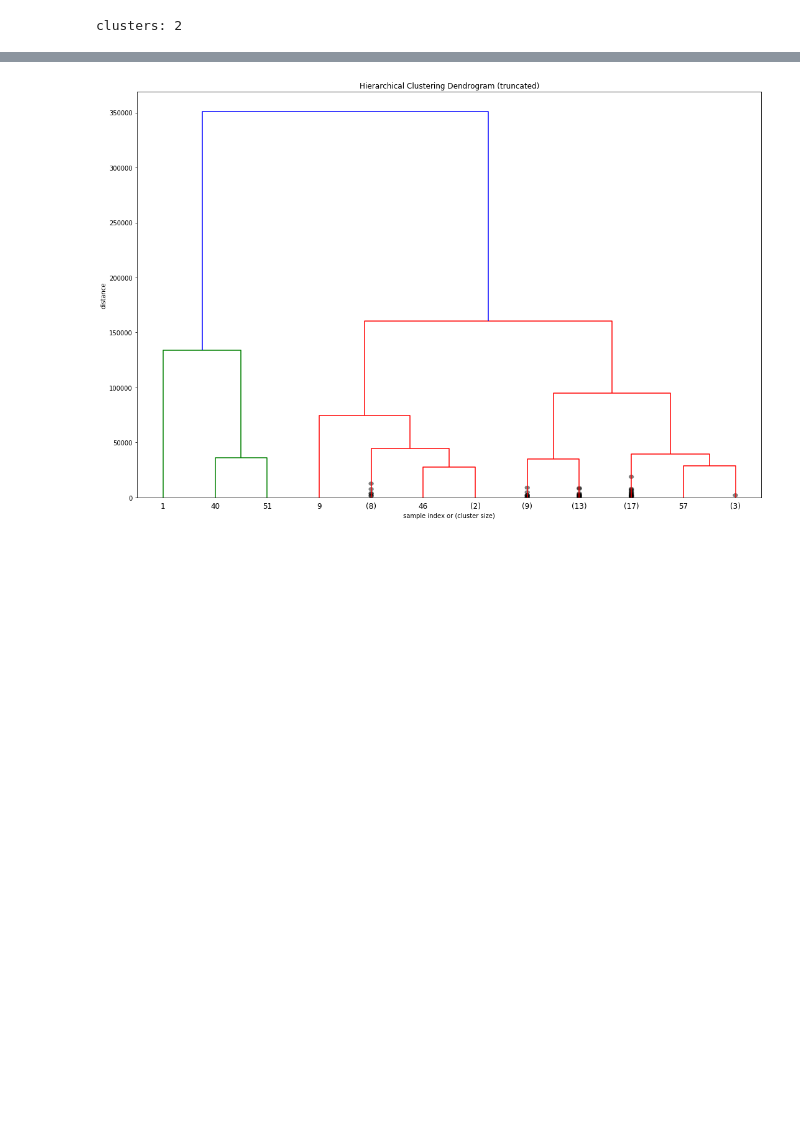
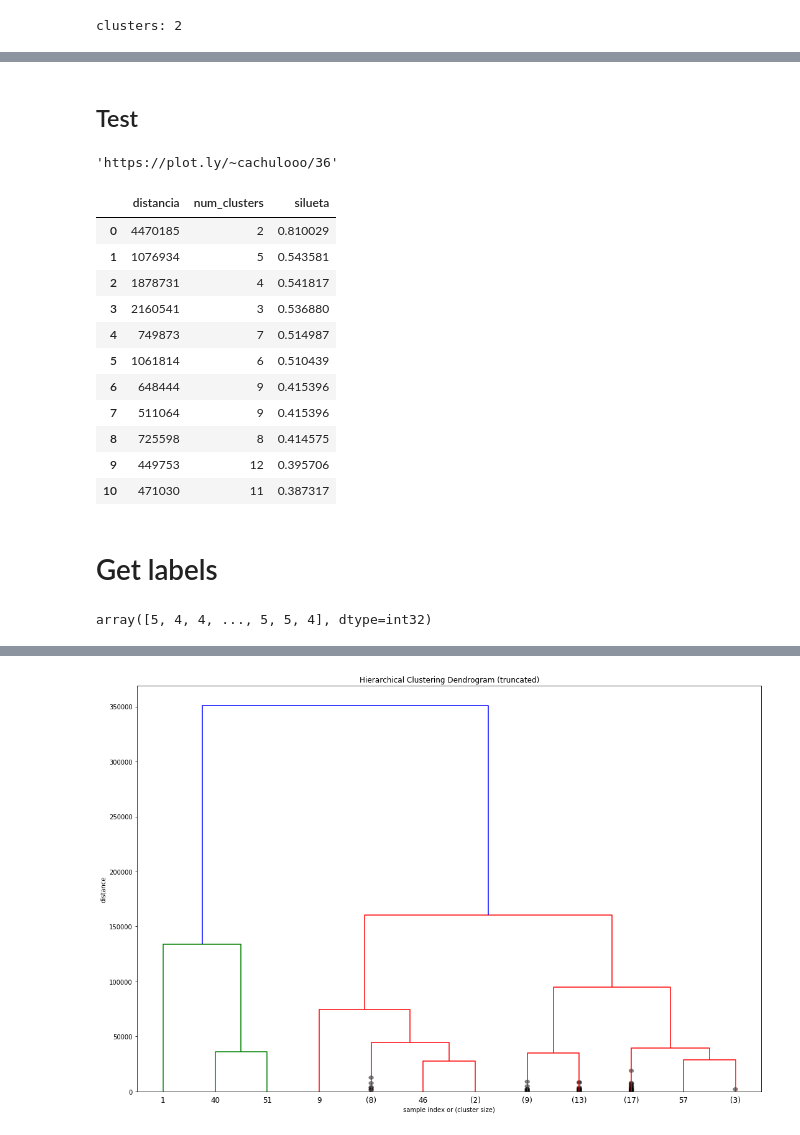
Before and after one commit to slotbite/Jupyter-Notebook, a Jupyter notebook: Modelos/Segmentacion de clientes/Clustering jerarquico.ipynb, the cells around one changed output, grey strips where cells are left out. Cells and saved outputs as stored; diff of their text form; code cells hidden in the pictures; blank space fills up the shorter version.

```diff
--- a/Modelos/Segmentacion de clientes/Clustering jerarquico.ipynb
+++ b/Modelos/Segmentacion de clientes/Clustering jerarquico.ipynb
@@ -1,3 +125,28 @@
+# %%
+def hierarchy_test(ddata):
+    col_silueta = []
+    col_clusters = []
+    col_distancia = []
+
+    for i in list(get_distances(ddata)):
+        ##test
+        num_clusters , coef_s  =  single_silhouette_dendrogram( squareform(data_dist) , mergings   , i   )
+        col_silueta.append(coef_s)
+        col_clusters.append(num_clusters)
+
+        col_distancia.append(i)
+
+
+    bench = pd.DataFrame({
+        "distancia":col_distancia,
+        "num_clusters": col_clusters,
+        "silueta":col_silueta
+    } )
+
+    bench = bench.sort_values('silueta' , ascending=False )
+    bench = bench.reset_index(drop=True)
+    bench.to_csv('bench.csv', sep=';' , index=False , decimal = ',')
+    return bench
 # %%
 def ploty_scatter(x , y ):
     # Create a trace
@@ -187,0 +362,22 @@ TypeError: unhashable type: 'slice'
+# %% [markdown]
+## Test
+# %%
+py.plot(plot_test(hierarchy_test(ddata) ) , filename='multiple-axes-multiple')
+# %% [output]
+'https://plot.ly/~cachulooo/36'
+# %%
+hierarchy_test(ddata) #.plot(x='num_clusters' , y='silueta')
+#get_distances(ddata)
+# %% [output]
+|  | distancia | num_clusters | silueta |
+| 0 | 4470185 | 2 | 0.810029 |
+| 1 | 1076934 | 5 | 0.543581 |
+| 2 | 1878731 | 4 | 0.541817 |
+| 3 | 2160541 | 3 | 0.536880 |
+| 4 | 749873 | 7 | 0.514987 |
+| 5 | 1061814 | 6 | 0.510439 |
+| 6 | 648444 | 9 | 0.415396 |
+| 7 | 511064 | 9 | 0.415396 |
+| 8 | 725598 | 8 | 0.414575 |
+| 9 | 449753 | 12 | 0.395706 |
+| 10 | 471030 | 11 | 0.387317 |
@@ -187,0 +388,9 @@ TypeError: unhashable type: 'slice'
+# %% [markdown]
+# Get labels
+# %%
+from scipy.cluster.hierarchy import fcluster
+max_d = 1076934
+clusters = fcluster(mergings, max_d, criterion='distance')
+clusters
+# %% [output]
+array([5, 4, 4, ..., 5, 5, 4], dtype=int32)
```
Also changed, not shown: parts of 26 cells of this notebook.
